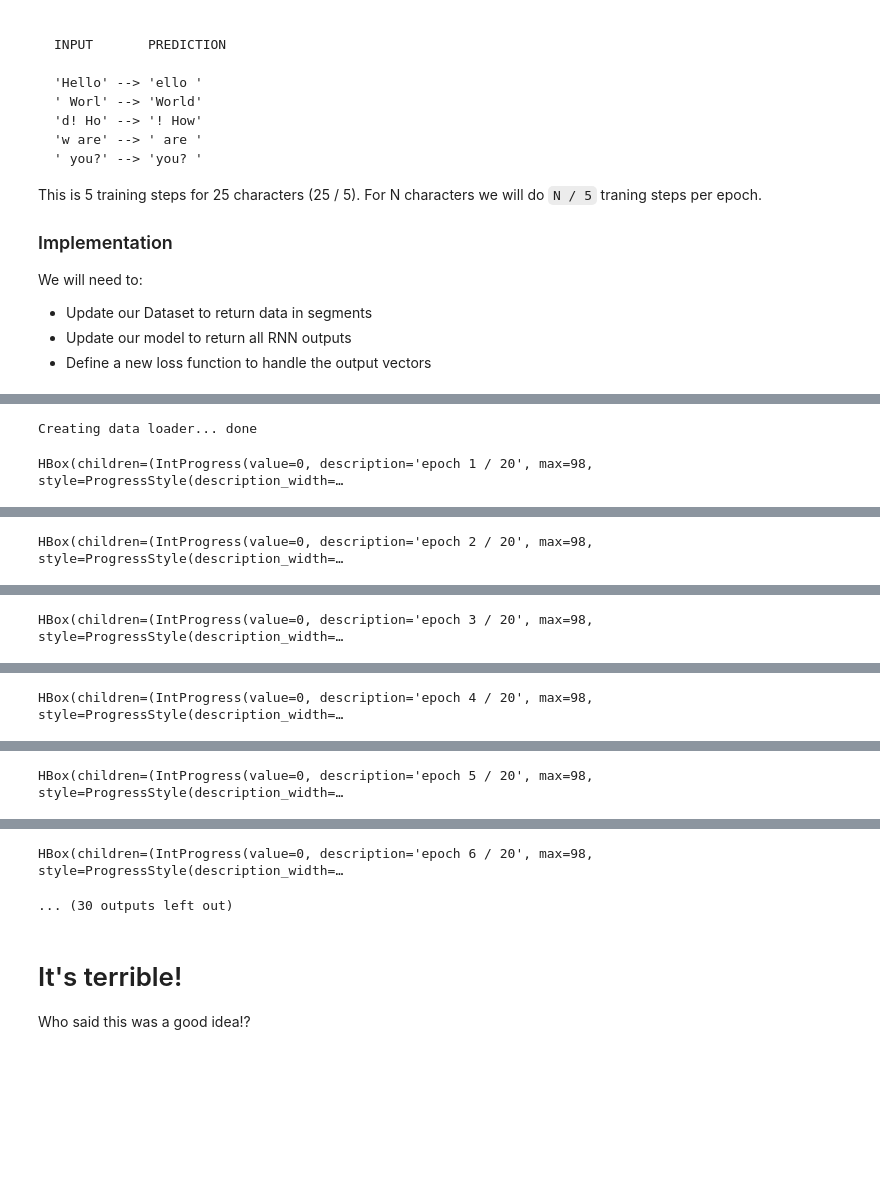
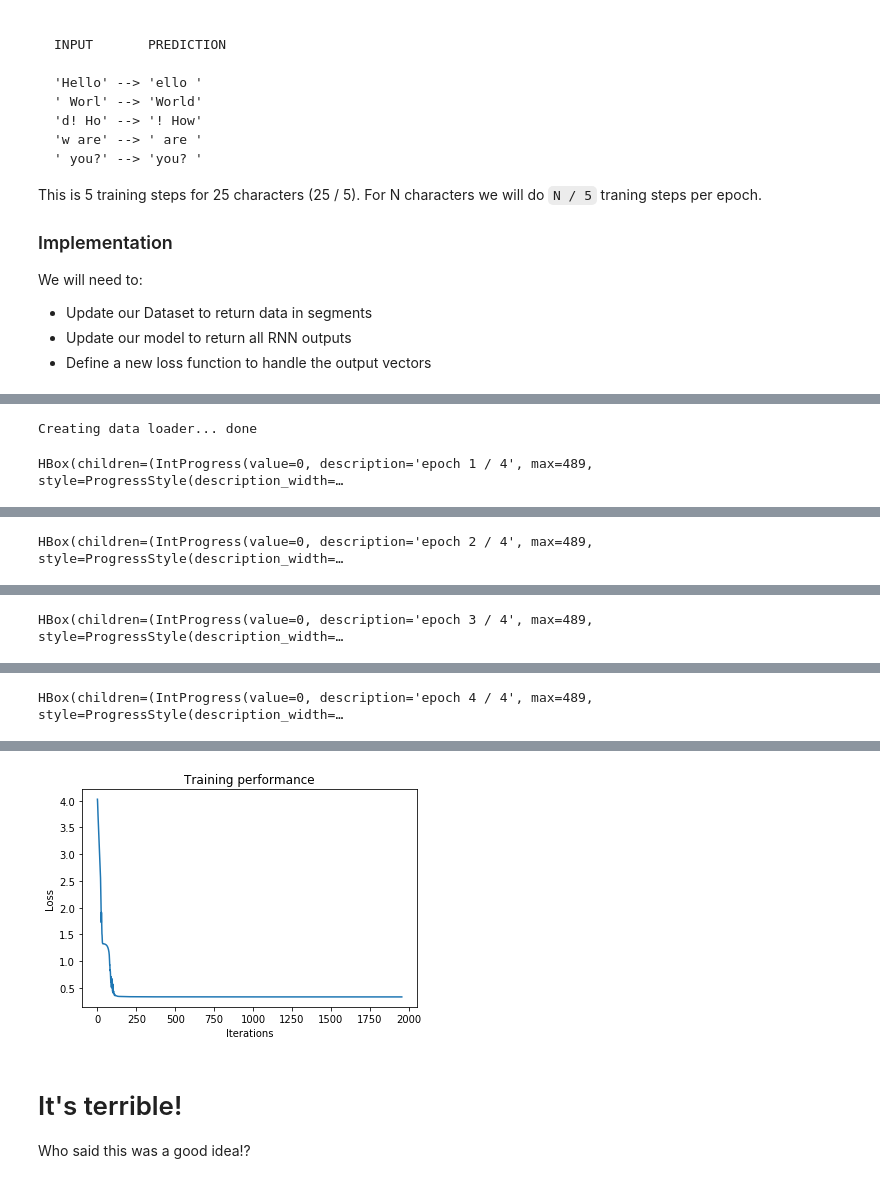
Before and after one commit to MattSegal/fastai-notes, a Jupyter notebook: notebooks/character-rnn.ipynb, the cells around one changed output, grey strips where cells are left out. Cells and saved outputs as stored; diff of their text form; code cells hidden in the pictures; blank space fills up the shorter version.

```diff
--- a/notebooks/character-rnn.ipynb
+++ b/notebooks/character-rnn.ipynb
@@ -741,13 +748,22 @@ class SegmentedTextDataset(TextDataset):
         """
         How many samples there are in the dataset.
         """
-        return len(self.text) // self.num_chars
+        return len(self.text) // self.num_chars - 1
 
     def __getitem__(self, idx):
         """
         Get item by integer index,
         returns (x_1, x_2, ..., x_n), (x_2, x_3, ..., x_n+1)
         """
-        inputs = torch.tensor([self.char_to_idx[c] for c in self.text[idx:idx + self.num_chars]])
-        label = torch.tensor([self.char_to_idx[c] for c in self.text[idx + 1:idx + 1 + self.num_chars]])
+        i = idx * self.num_chars
+        inputs = torch.tensor([self.char_to_idx[c] for c in self.text[i:i + self.num_chars]])
+        label = torch.tensor([self.char_to_idx[c] for c in self.text[i + 1:i + 1 + self.num_chars]])
         return inputs, label
+# %%
+# Let's check that this works as intended.
+train_ds = SegmentedTextDataset(num_chars=3)
+print('Source text:', repr(train_ds.text[:20]))
+print('Int form:', [train_ds.char_to_idx[c] for c in train_ds.text[:20]])
+for i in range(5):
+    xs, y = train_ds[i]
+    print('Sample', i, '- input', xs, 'label', y)
@@ -771,6 +795,11 @@ class NCharNetSegmented(nn.Module):
         self.embedding = nn.Embedding(*LAYERS[0])
         self.rnn = nn.RNN(*LAYERS[1], batch_first=True)
         self.out = nn.Linear(*LAYERS[2])
+
+        # Initialize hidden-hidden transition weights to be the identity matrix,
+        # to ensure that our hidden-state activations start out stable
+        self.rnn.weight_hh_l0.data.copy_(torch.eye(HIDDEN_PARAMS))
+
         # Functions
         self.softmax = nn.LogSoftmax(dim=1)
 
@@ -785,7 +814,7 @@ class NCharNetSegmented(nn.Module):
         # Run each character's activations through the RNN in sequence.
         rnn_acts, _ = self.rnn(embed_acts, hidden_acts)
 
-        # Make a prediction over character classes given the final dense 2 activations
+        # Make a prediction over character classes given the RNN hidden state activations
         prediction = self.softmax(self.out(rnn_acts))
         return prediction
 # %%
@@ -800,8 +829,10 @@ class CrossEntropySequential:
 
         inputs: batch x seq x vocab => batch*seq x vocab
         target: batch x seq         => batch*seq
-                """
-        batch_size, sequence_length, vocab = inputs.shape
-        reshaped_inputs = inputs.view(-1, vocab)
-        reshaped_target = target.transpose(0, 1).contiguous().view(-1)
-        return self.ce(reshaped_inputs, reshaped_target)
+        """
+        _, _, vocab_size = inputs.shape
+        flat_inputs = inputs.view(-1, vocab_size)
+        flat_target = target.view(-1)
+#         print(flat_inputs.shape)
+#         print(flat_target.shape)
+        return self.ce(flat_inputs, flat_target)
@@ -808,11 +870,11 @@ class CrossEntropySequential:
 # %%
-# Train NCharNetSegmented for a few epochs. (prev 110 iters / second, now )
+# Train NCharNetSegmented for a few epochs.
 n = 12
 data_set = SegmentedTextDataset(num_chars=n)
-inputs, labels = data_set[0]
+data_set.text = 1000000 * 'abc'
 criterion = CrossEntropySequential()
 n_char_segmented_net = NCharNetSegmented().cuda()
-train_net(n_char_segmented_net, data_set, num_epochs=20, batch_size=512, criterion=criterion)
+train_net(n_char_segmented_net, data_set, num_epochs=4, batch_size=512, criterion=criterion)
 # %% [output]
 Creating data loader... done
-HBox(children=(IntProgress(value=0, description='epoch 1 / 20', max=98, style=ProgressStyle(description_width=…
+HBox(children=(IntProgress(value=0, description='epoch 1 / 4', max=489, style=ProgressStyle(description_width=…
@@ -820 +882 @@ epoch 1 / 20, loss: 3.5915
-HBox(children=(IntProgress(value=0, description='epoch 2 / 20', max=98, style=ProgressStyle(description_width=…
+HBox(children=(IntProgress(value=0, description='epoch 2 / 4', max=489, style=ProgressStyle(description_width=…
@@ -822 +884 @@ epoch 2 / 20, loss: 3.2804
-HBox(children=(IntProgress(value=0, description='epoch 3 / 20', max=98, style=ProgressStyle(description_width=…
+HBox(children=(IntProgress(value=0, description='epoch 3 / 4', max=489, style=ProgressStyle(description_width=…
@@ -824 +886 @@ epoch 3 / 20, loss: 3.2784
-HBox(children=(IntProgress(value=0, description='epoch 4 / 20', max=98, style=ProgressStyle(description_width=…
+HBox(children=(IntProgress(value=0, description='epoch 4 / 4', max=489, style=ProgressStyle(description_width=…
@@ -826 +887,0 @@ epoch 4 / 20, loss: 3.2685
-HBox(children=(IntProgress(value=0, description='epoch 5 / 20', max=98, style=ProgressStyle(description_width=…
@@ -828,5 +888,4 @@ epoch 5 / 20, loss: 3.2615
-HBox(children=(IntProgress(value=0, description='epoch 6 / 20', max=98, style=ProgressStyle(description_width=…
-... (30 outputs left out)
+[figure, added]
 # %% [markdown]
 # It's terrible!
 
```
Also changed, not shown: parts of 26 cells of this notebook.
